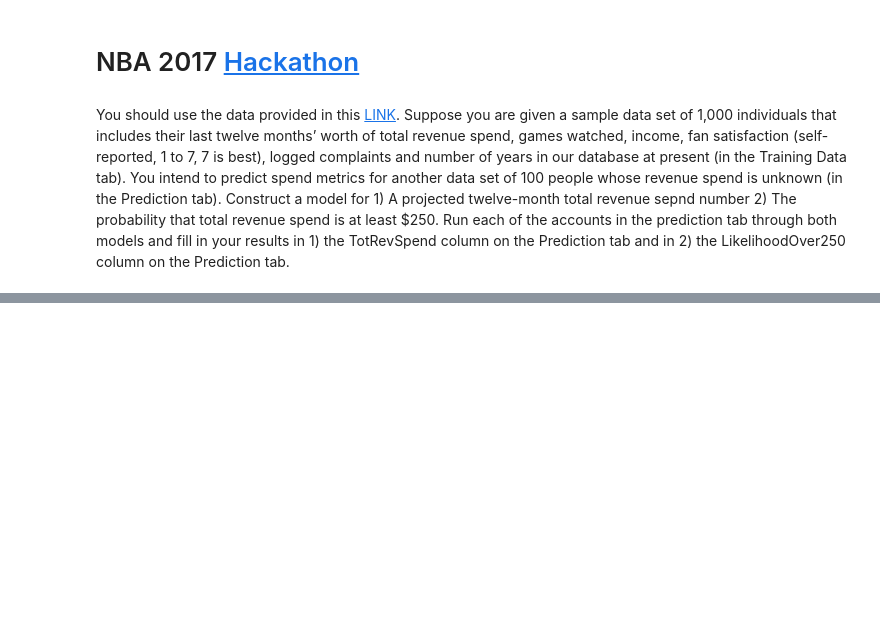
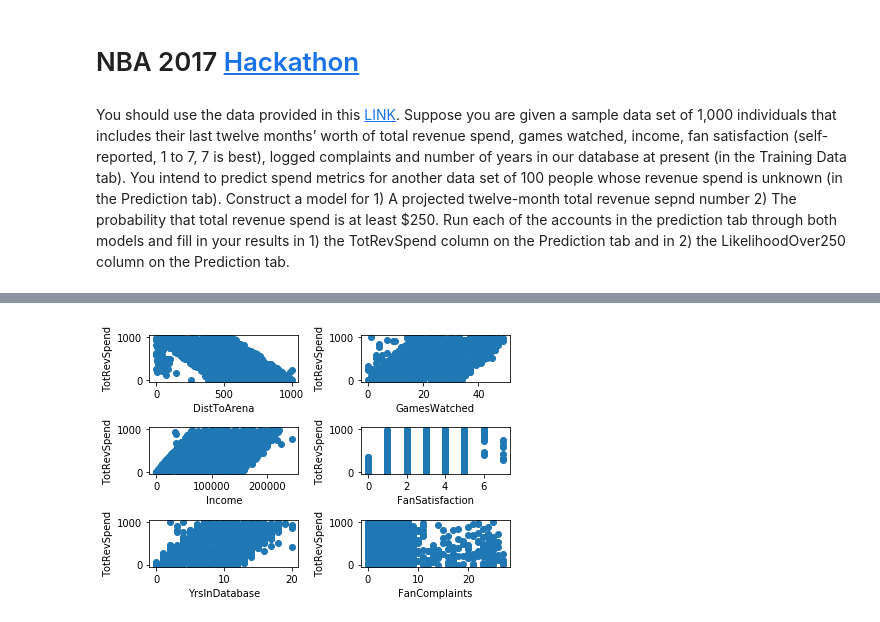
Before and after one commit to vutsalsinghal/NBA_hackathon, a Jupyter notebook: NBA - A3.ipynb, the cells around one changed output, grey strips where cells are left out. Saved outputs shown, nothing was run; the diff lists cells and outputs as text; code cells hidden in the pictures; blank space fills up the shorter version.

Commit message:
Solution to question 3 of both tracks

```diff
--- a/NBA - A3.ipynb
+++ b/NBA - A3.ipynb
@@ -37,0 +26,14 @@ df.head()
+# %%
+import numpy as np
+import pandas as pd
+from sklearn.svm import SVC
+import matplotlib.pyplot as plt
+from sklearn.preprocessing import MinMaxScaler
+from sklearn.preprocessing import StandardScaler
+from sklearn.ensemble import RandomForestClassifier
+from sklearn.linear_model import LogisticRegression
+from sklearn.model_selection import train_test_split
+
+sheet1 = pd.read_excel("Business-Track-Application-Datasets.xlsx", "Training Data")
+sheet1 = sheet1.iloc[:,1:]
+sheet1.head()
@@ -37,0 +47,17 @@ df.head()
+# %%
+totRev = sheet1['TotRevSpend']
+income = sheet1['Income']
+
+features = list(sheet1)
+features.remove('TotRevSpend')
+
+for i in range(6):
+    plt.subplot(320+1+i)
+    plt.scatter(sheet1[features[i]], totRev)
+    plt.xlabel(features[i])
+    plt.ylabel('TotRevSpend')
+
+plt.tight_layout()
+plt.show()
+# %% [output]
+[figure, added]
```
Also changed, not shown: parts of 7 cells of this notebook.
